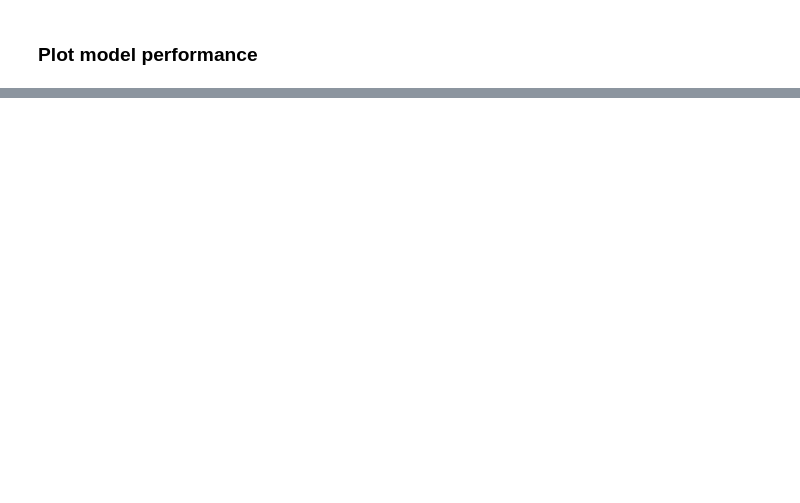
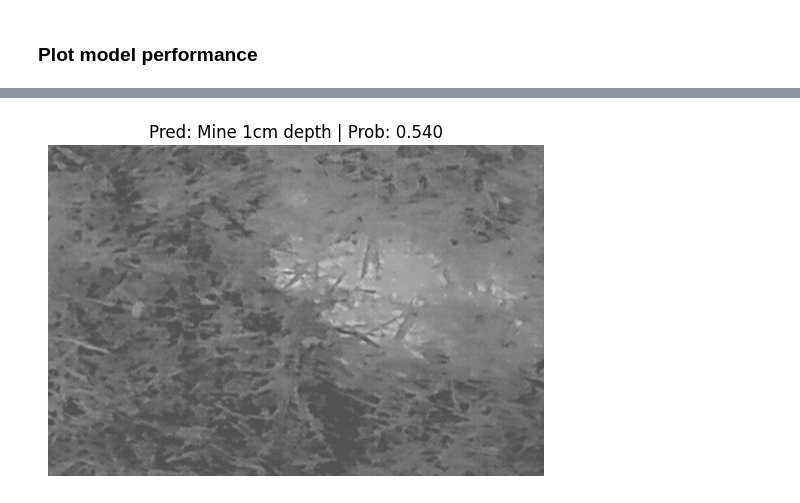
Before and after one commit to taha-parsayan/Deep-Learning-for-Detection-of-Buried-Landmines-Using-ViT, a Jupyter notebook: Land_mine_main.ipynb, the cells around one changed output, grey strips where cells are left out. Cells and saved outputs as stored; diff of their text form; code cells hidden in the pictures; blank space fills up the shorter version.

```diff
--- a/Land_mine_main.ipynb
+++ b/Land_mine_main.ipynb
@@ -324,0 +353,12 @@ plot_loss_curves(pretrained_vit_results)
+# %%
+import requests
+from going_modular.predictions import pred_and_plot_image
+
+custom_image_path = test_data_path / "Mine 10cm depth/20_02_2020_1.jpg"
+
+# Predict on custom image
+pred_and_plot_image(model=pretrained_vit,
+                    image_path=custom_image_path,
+                    class_names=class_names)
+# %% [output]
+[figure, added]
```
Also changed, not shown: parts of 8 cells of this notebook, 1 other file.
